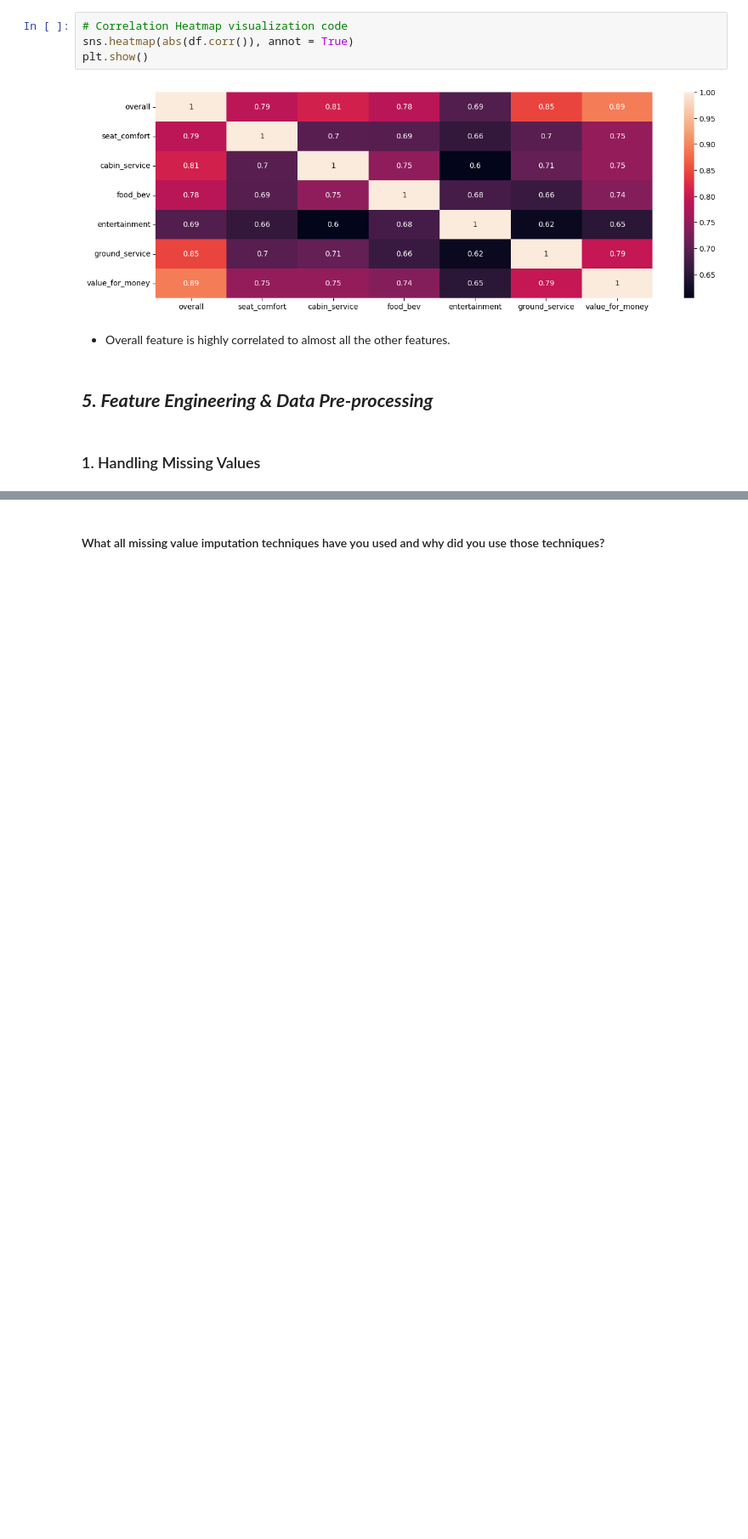
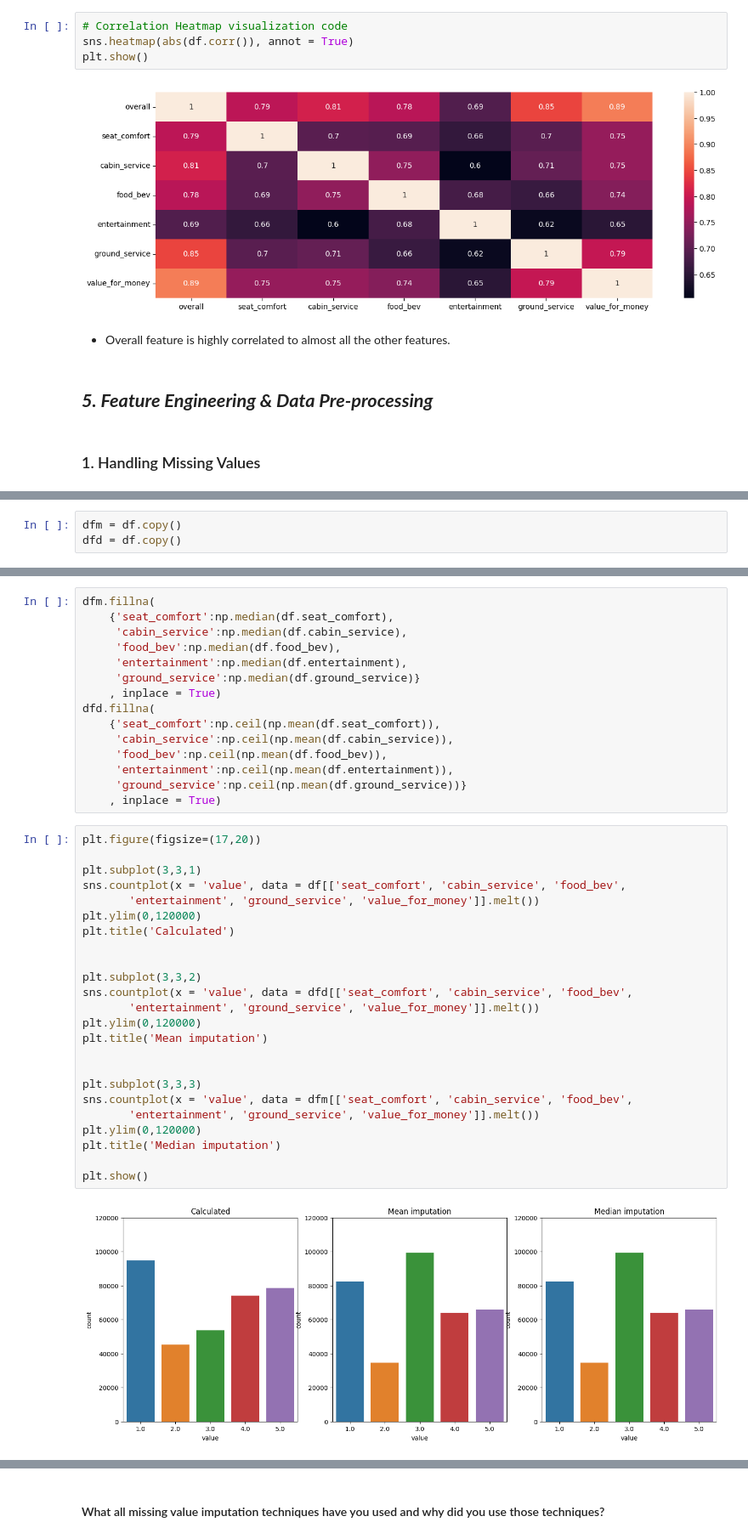
Before and after one commit to MrMRaut/Airline-Referral-Classification, a Jupyter notebook: Airline_Referral_Classification.ipynb, the cells around one changed output, grey strips where cells are left out. Shown at 85% size. Cells and saved outputs as stored; diff of their text form; blank space fills up the shorter version.

```diff
--- a/Airline_Referral_Classification.ipynb
+++ b/Airline_Referral_Classification.ipynb
@@ -460,0 +575,3 @@ dtype: int64
+# %%
+dfm = df.copy()
+dfd = df.copy()
@@ -460,0 +586,41 @@ dtype: int64
+# %%
+dfm.fillna(
+    {'seat_comfort':np.median(df.seat_comfort),
+     'cabin_service':np.median(df.cabin_service),
+     'food_bev':np.median(df.food_bev),
+     'entertainment':np.median(df.entertainment),
+     'ground_service':np.median(df.ground_service)}
+    , inplace = True)
+dfd.fillna(
+    {'seat_comfort':np.ceil(np.mean(df.seat_comfort)),
+     'cabin_service':np.ceil(np.mean(df.cabin_service)),
+     'food_bev':np.ceil(np.mean(df.food_bev)),
+     'entertainment':np.ceil(np.mean(df.entertainment)),
+     'ground_service':np.ceil(np.mean(df.ground_service))}
+    , inplace = True)
+# %%
+plt.figure(figsize=(17,20))
+
+plt.subplot(3,3,1)
+sns.countplot(x = 'value', data = df[['seat_comfort', 'cabin_service', 'food_bev',
+       'entertainment', 'ground_service', 'value_for_money']].melt())
+plt.ylim(0,120000)
+plt.title('Calculated')
+
+
+plt.subplot(3,3,2)
+sns.countplot(x = 'value', data = dfd[['seat_comfort', 'cabin_service', 'food_bev',
+       'entertainment', 'ground_service', 'value_for_money']].melt())
+plt.ylim(0,120000)
+plt.title('Mean imputation')
+
+
+plt.subplot(3,3,3)
+sns.countplot(x = 'value', data = dfm[['seat_comfort', 'cabin_service', 'food_bev',
+       'entertainment', 'ground_service', 'value_for_money']].melt())
+plt.ylim(0,120000)
+plt.title('Median imputation')
+
+plt.show()
+# %% [output]
+[figure, added]
```
Also changed, not shown: parts of 35 cells of this notebook.
